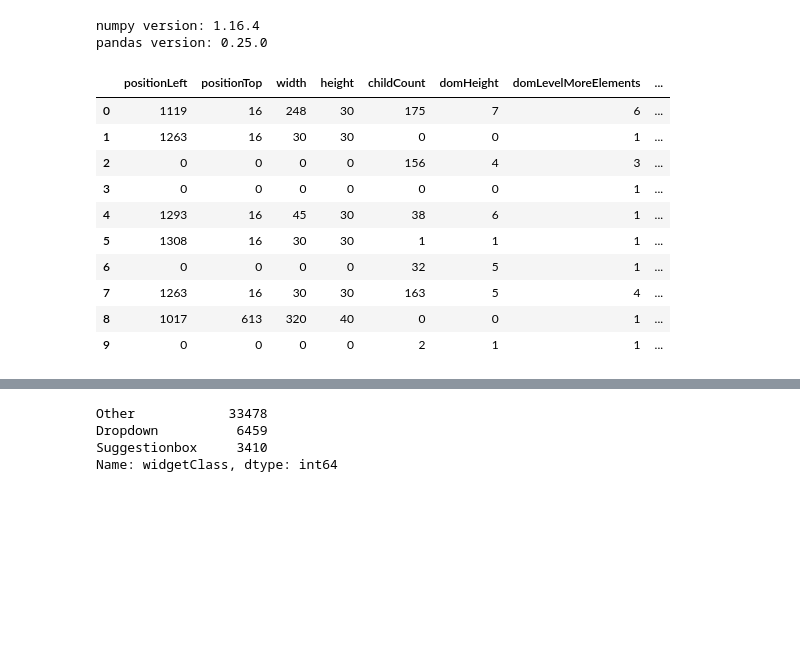
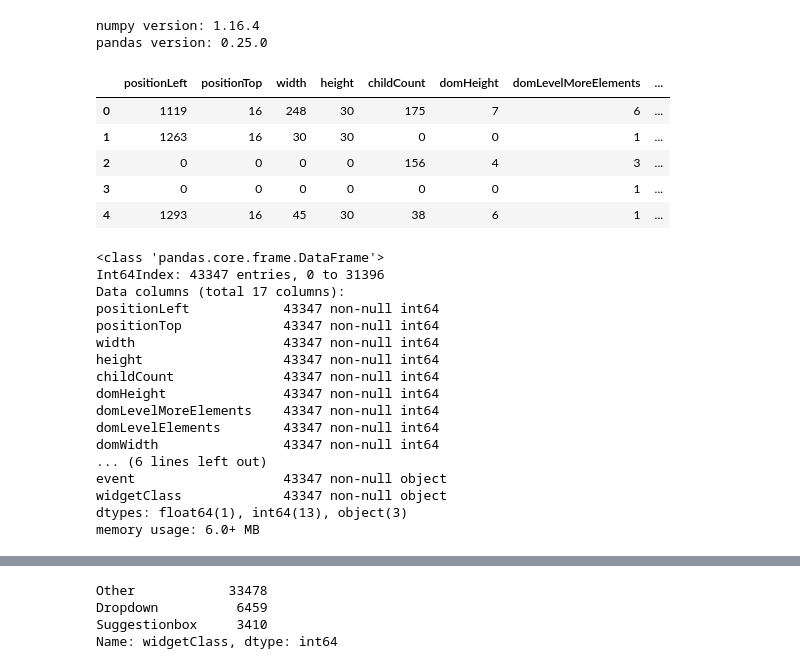
Before and after one commit to JoseEdeNeto/ppgi, a Jupyter notebook: machine learning/classificador.ipynb, the cells around one changed output, grey strips where cells are left out. Cells and saved outputs as stored; diff of their text form; code cells hidden in the pictures; blank space fills up the shorter version.

```diff
--- a/machine learning/notebook.ipynb
+++ b/machine learning/classificador.ipynb
@@ -26,28 +26,43 @@ pandas version: 0.25.0
 # %%
 path_file1 = 'DataSets/widgets/5-test-widget-com-url.tab'
 file1 = pd.read_csv(path_file1, sep='\t')
 
 path_file2 = 'DataSets/widgets/5-training-widget-com-url.tab'
 file2 = pd.read_csv(path_file2, sep='\t')
 
 frames = [file1, file2]
 dataset = pd.concat(frames)
 
 dataset = dataset[dataset.widgetClass != 'Discard']
 
-dataset.head(10)
+dataset.head()
 # %% [output]
 |  | positionLeft | positionTop | width | height | childCount | domHeight | domLevelMoreElements | ... |
 | 0 | 1119 | 16 | 248 | 30 | 175 | 7 | 6 | ... |
 | 1 | 1263 | 16 | 30 | 30 | 0 | 0 | 1 | ... |
 | 2 | 0 | 0 | 0 | 0 | 156 | 4 | 3 | ... |
 | 3 | 0 | 0 | 0 | 0 | 0 | 0 | 1 | ... |
 | 4 | 1293 | 16 | 45 | 30 | 38 | 6 | 1 | ... |
-| 5 | 1308 | 16 | 30 | 30 | 1 | 1 | 1 | ... |
-| 6 | 0 | 0 | 0 | 0 | 32 | 5 | 1 | ... |
-| 7 | 1263 | 16 | 30 | 30 | 163 | 5 | 4 | ... |
-| 8 | 1017 | 613 | 320 | 40 | 0 | 0 | 1 | ... |
-| 9 | 0 | 0 | 0 | 0 | 2 | 1 | 1 | ... |
+# %%
+dataset.info()
+# %% [output]
+<class 'pandas.core.frame.DataFrame'>
+Int64Index: 43347 entries, 0 to 31396
+Data columns (total 17 columns):
+positionLeft            43347 non-null int64
+positionTop             43347 non-null int64
+width                   43347 non-null int64
+height                  43347 non-null int64
+childCount              43347 non-null int64
+domHeight               43347 non-null int64
+domLevelMoreElements    43347 non-null int64
+domLevelElements        43347 non-null int64
+domWidth                43347 non-null int64
+... (6 lines left out)
+event                   43347 non-null object
+widgetClass             43347 non-null object
+dtypes: float64(1), int64(13), object(3)
+memory usage: 6.0+ MB
 # %%
 dataset.describe()
 # %% [output]
```
Also changed, not shown: parts of 19 cells of this notebook, 3 other files.
